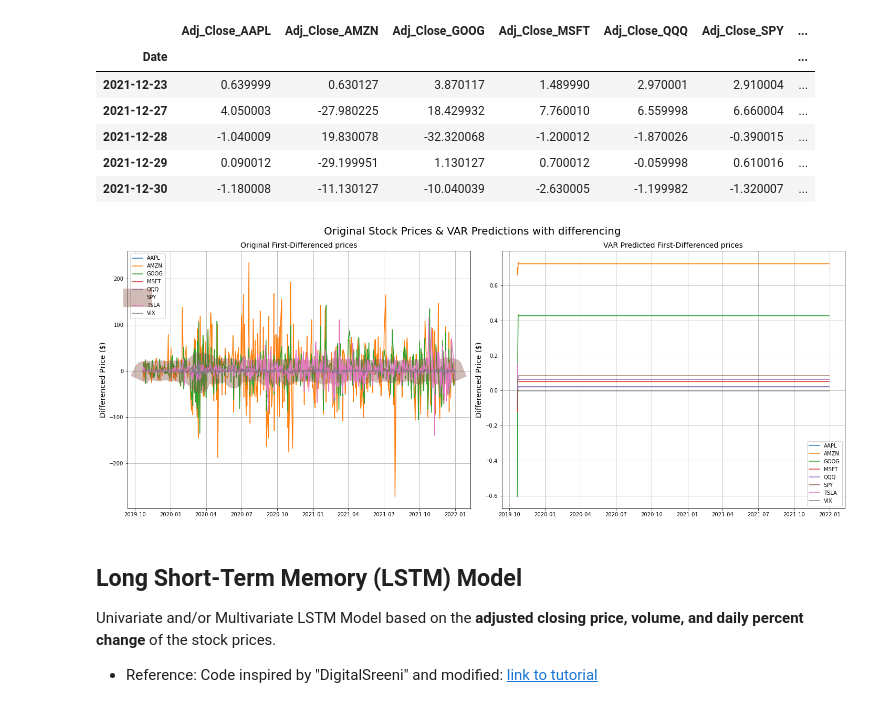
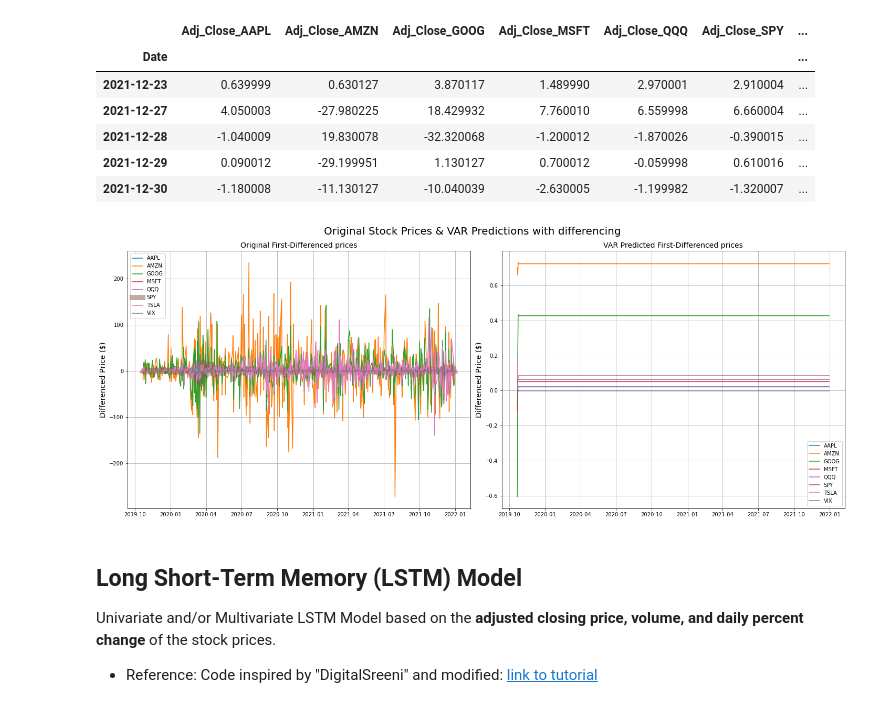
Before and after one commit to mh0805/Equity-price-prediction-and-forecast-with-Time-series-analysis-and-Machine-Learning, a Jupyter notebook: 3. Data Pre-processing & Modeling.ipynb, the cells around one changed output. Drawn from its saved outputs; the diff is of its cells as text; code cells hidden in the pictures.

```diff
--- a/3. Data Pre-processing & Modeling.ipynb
+++ b/3. Data Pre-processing & Modeling.ipynb
@@ -1191,35 +1263,38 @@ df_var_diff.tail()
 # %%
 fig, axs = plt.subplots(nrows=1, ncols=2, sharex=True, sharey=False, figsize=(20,8))
 fig.suptitle('Original Stock Prices & VAR Predictions with differencing', size=20)
 axs[0].plot(df_var_test_diff['Adj_Close_AAPL'], label='AAPL')
 axs[0].plot(df_var_test_diff['Adj_Close_AMZN'], label='AMZN')
 axs[0].plot(df_var_test_diff['Adj_Close_GOOG'], label='GOOG')
 axs[0].plot(df_var_test_diff['Adj_Close_MSFT'], label='MSFT')
 axs[0].plot(df_var_test_diff['Adj_Close_QQQ'], label='QQQ')
-axs[0].plot(df_var_test_diff['Adj_Close_SPY'], label='SPY', alpha=0.4, linewidth=35)
+axs[0].plot(df_var_test_diff['Adj_Close_SPY'], label='SPY', alpha=0.5, linewidth=10)
 axs[0].plot(df_var_test_diff['Adj_Close_TSLA'], label='TSLA')
 axs[0].plot(df_var_test_diff['Adj_Close_VIX'], label='VIX')
 axs[0].set_title('Original First-Differenced prices', size=14)
 axs[0].set_ylabel('Differenced Price ($)', size=14)
 axs[0].legend()
 axs[0].grid()
 
 axs[1].plot(df_var_pred_diff['Adj_Close_AAPL'], label='AAPL')
 axs[1].plot(df_var_pred_diff['Adj_Close_AMZN'], label='AMZN')
 axs[1].plot(df_var_pred_diff['Adj_Close_GOOG'], label='GOOG')
 axs[1].plot(df_var_pred_diff['Adj_Close_MSFT'], label='MSFT')
 axs[1].plot(df_var_pred_diff['Adj_Close_QQQ'], label='QQQ')
 axs[1].plot(df_var_pred_diff['Adj_Close_SPY'], label='SPY')
 axs[1].plot(df_var_pred_diff['Adj_Close_TSLA'], label='TSLA')
 axs[1].plot(df_var_pred_diff['Adj_Close_VIX'], label='VIX')
 axs[1].set_title('VAR Predicted First-Differenced prices', size=14)
 axs[1].set_ylabel('Differenced Price ($)', size=14)
 axs[1].legend()
 axs[1].grid()
 
-plt.tight_layout();
+plt.tight_layout()
+
+# Saving the figure
+plt.savefig('./images/VAR_fc_diff.png');
 # %% [output]
-[figure, old version]
+[figure, new version]
 # %% [markdown]
 ## Long Short-Term Memory (LSTM) Model
 Univariate and/or Multivariate LSTM Model based on the **adjusted closing price, volume, and daily percent change** of the stock prices. <br>
```
Also changed, not shown: parts of 122 cells of this notebook, 57 other files.
